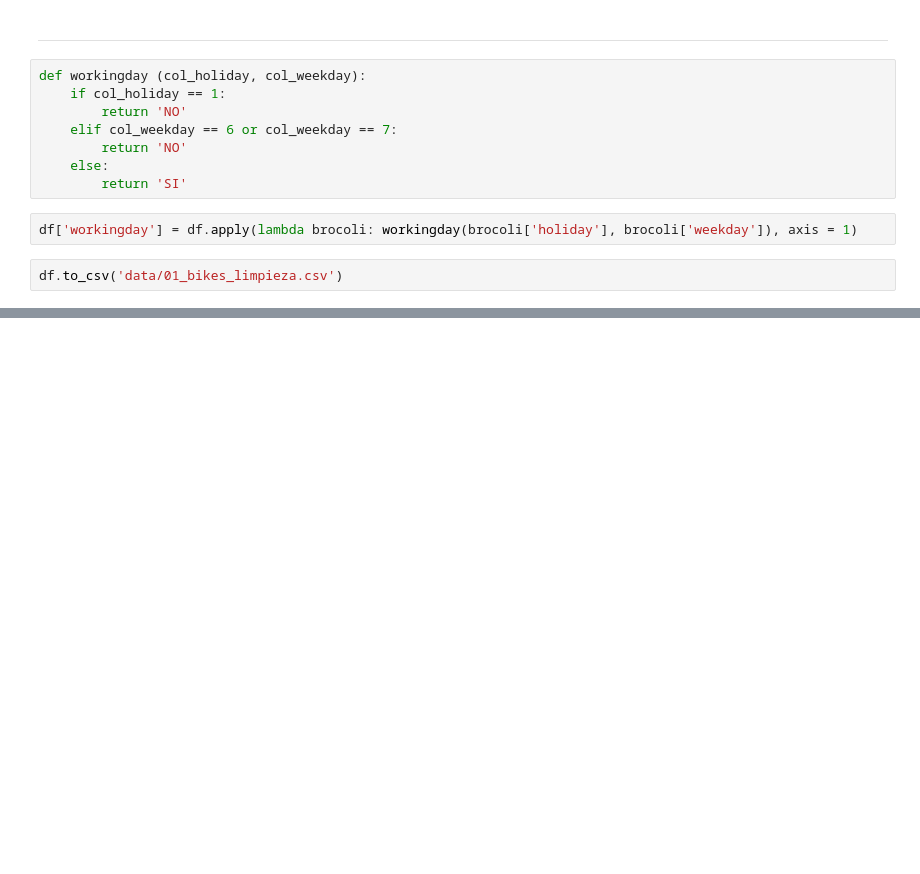
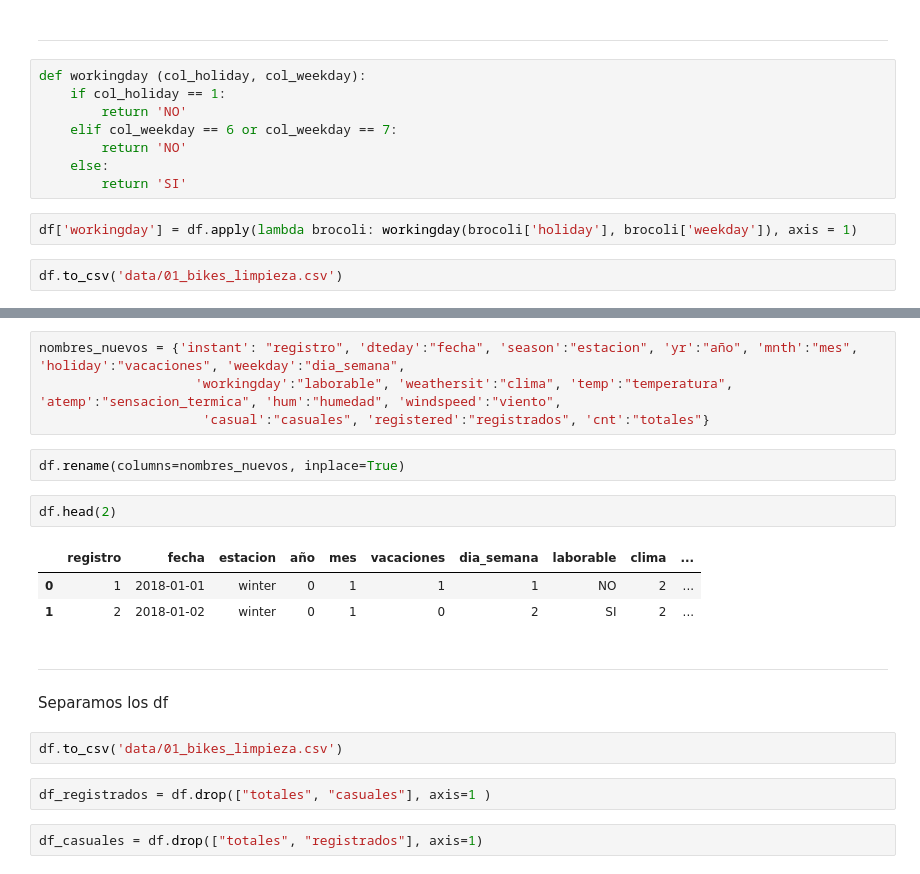
Before and after one commit to Adalab/proyecto-promo-C-modulo-3-team-2, a Jupyter notebook: exploracion-limpieza.ipynb, the cells around one changed output, grey strips where cells are left out. Saved outputs shown, nothing was run; the diff lists cells and outputs as text; blank space fills up the shorter version.

```diff
--- a/exploracion-limpieza.ipynb
+++ b/exploracion-limpieza.ipynb
@@ -249,0 +281,22 @@ memory usage: 97.0+ KB
+# %%
+nombres_nuevos = {'instant': "registro", 'dteday':"fecha", 'season':"estacion", 'yr':"año", 'mnth':"mes", 'holiday':"vacaciones", 'weekday':"dia_semana",
+                    'workingday':"laborable", 'weathersit':"clima", 'temp':"temperatura", 'atemp':"sensacion_termica", 'hum':"humedad", 'windspeed':"viento",
+                     'casual':"casuales", 'registered':"registrados", 'cnt':"totales"}
+# %%
+df.rename(columns=nombres_nuevos, inplace=True)
+# %%
+df.head(2)
+# %% [output]
+|  | registro | fecha | estacion | año | mes | vacaciones | dia_semana | laborable | clima | ... |
+| 0 | 1 | 2018-01-01 | winter | 0 | 1 | 1 | 1 | NO | 2 | ... |
+| 1 | 2 | 2018-01-02 | winter | 0 | 1 | 0 | 2 | SI | 2 | ... |
+# %% [markdown]
+_____________
+# %% [markdown]
+Separamos los df
+# %%
+df.to_csv('data/01_bikes_limpieza.csv')
+# %%
+df_registrados = df.drop(["totales", "casuales"], axis=1 )
+# %%
+df_casuales = df.drop(["totales", "registrados"], axis=1)
```
Also changed, not shown: parts of 13 cells of this notebook, 5 other files.
